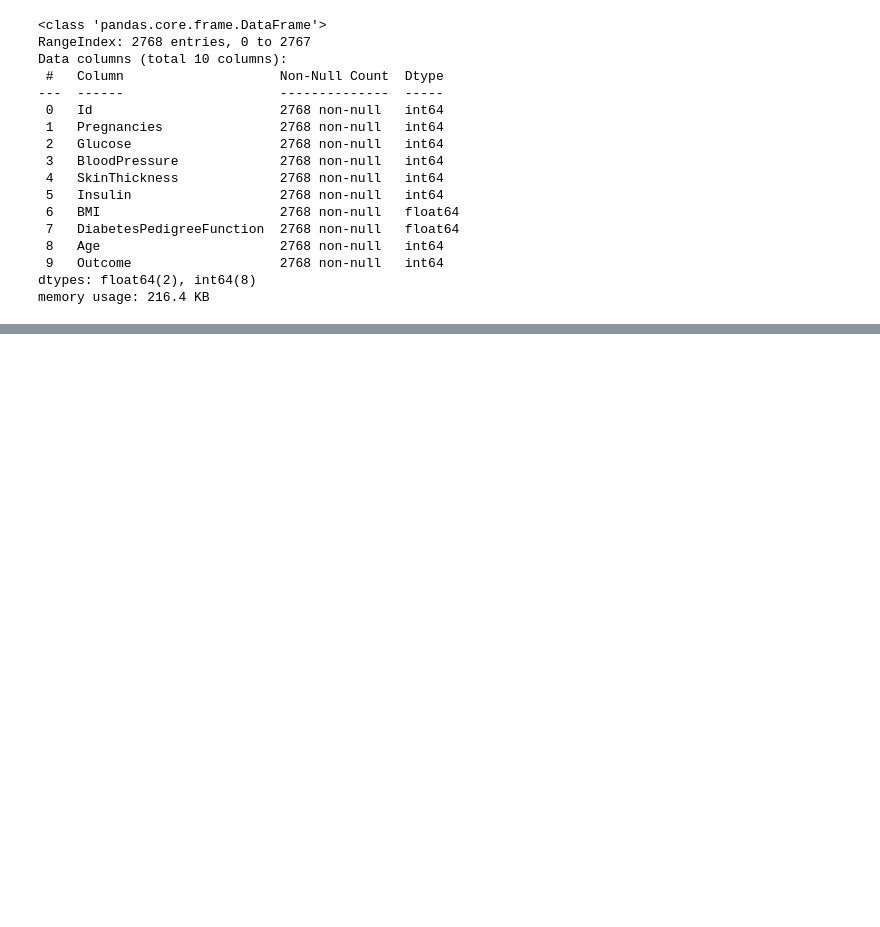
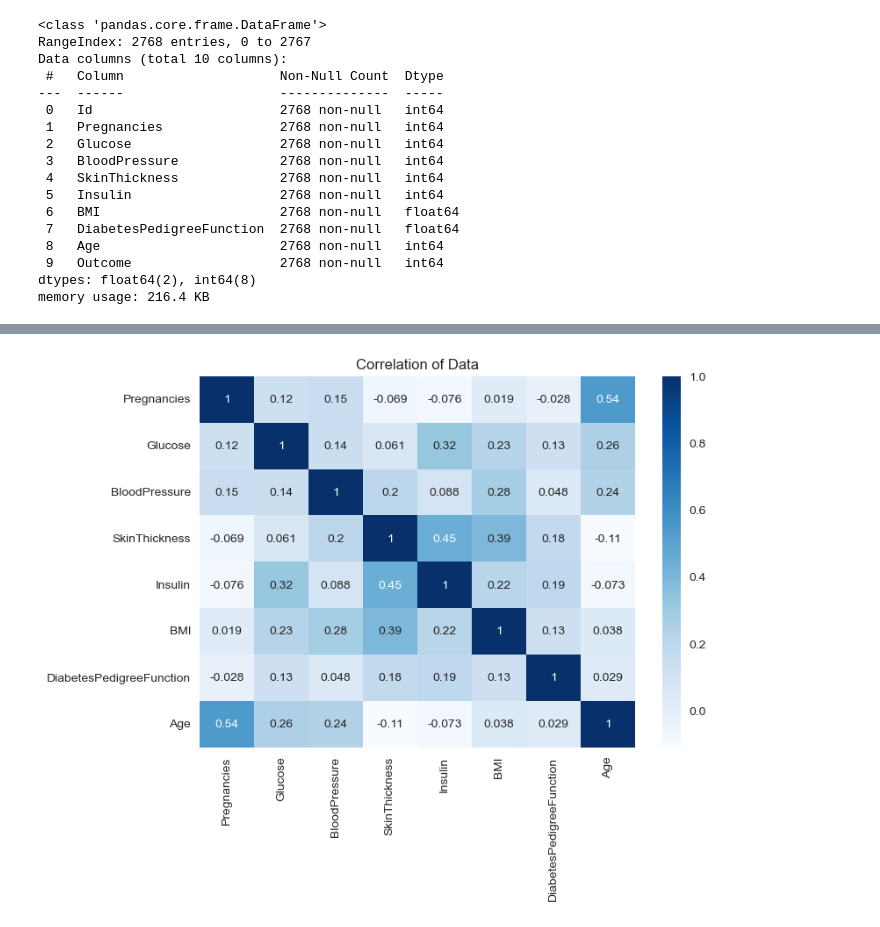
Before and after one commit to anita-re/diabetesprediction, a Jupyter notebook: Diabetes Prediction-checkpoint.ipynb, the cells around one changed output, grey strips where cells are left out. Saved outputs shown, nothing was run; the diff lists cells and outputs as text; code cells hidden in the pictures; blank space fills up the shorter version.

Commit message:
Diabetes Prediction

```diff
--- a/Diabetes Prediction-checkpoint.ipynb
+++ b/Diabetes Prediction-checkpoint.ipynb
@@ -48,0 +77,2 @@ memory usage: 216.4 KB
+# %%
+cols = ['Pregnancies', 'Glucose', 'BloodPressure', 'SkinThickness', 'Insulin', 'BMI', 'DiabetesPedigreeFunction', 'Age']
@@ -48,0 +98,7 @@ memory usage: 216.4 KB
+# %%
+corr = data[cols].corr()
+sns.heatmap(corr,annot=True, cmap='Blues')
+plt.title('Correlation of Data')
+plt.show()
+# %% [output]
+[figure, added]
```
Also changed, not shown: parts of 51 cells of this notebook.
